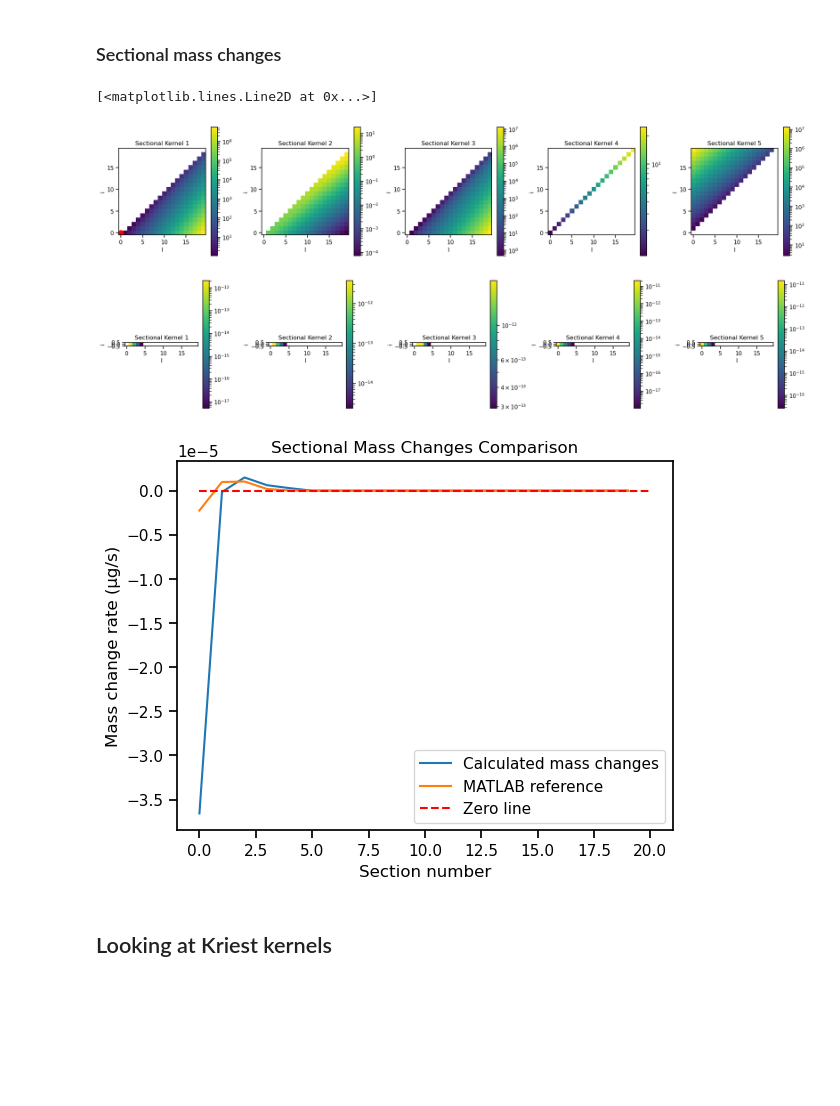
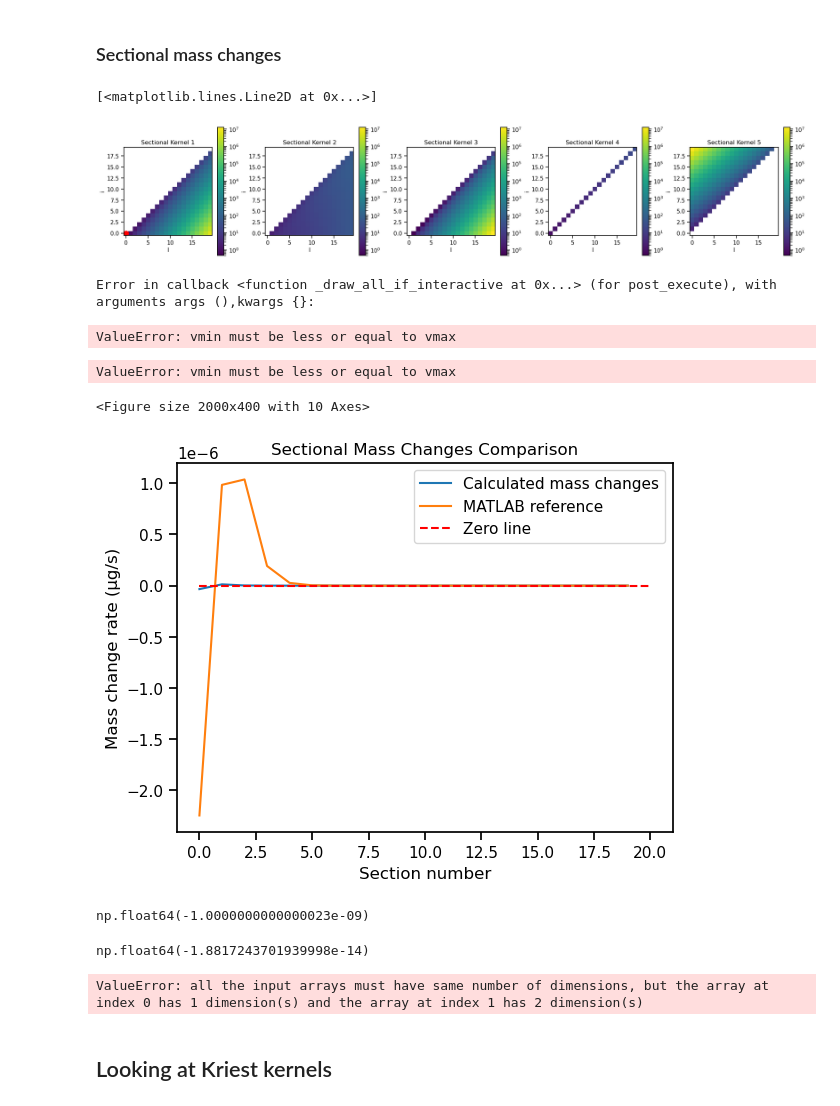
Before and after one commit to 465b/particle_aggregation_model, a Jupyter notebook: running_and_visualizing_experiments.ipynb, the cells around one changed output. Cells and saved outputs as stored; diff of their text form; code cells hidden in the pictures; blank space fills up the shorter version.

```diff
--- a/running_and_visualizing_experiments.ipynb
+++ b/running_and_visualizing_experiments.ipynb
@@ -23,4 +26,5 @@ matlab_particle_size_distribution = np.array([0.6283e-05, 0.0628e-05, 0.0063e-05
 dvdt = np.array([-0.2244e-05, 0.0984e-05, 0.1037e-05, 0.0192e-05, 0.0027e-05, 0.0003e-05, 0.0000e-05, 0.0000e-05, 0.0000e-05, 0.0000e-05, 0.0000e-05, 0.0000e-05, 0.0000e-05, 0.0000e-05, 0.0000e-05, 0.0000e-05, 0.0000e-05, 0.0000e-05, 0.0000e-05, 0.0000e-05])
 # %%
 particle_size_distribution = psd(radius_sphere_min = 1e-6,radius_sphere_max = 1.1e-4,
-                                 type='powerlaw',kwargs={'a':2e-12,'k':4})
+                                 type='powerlaw',kwargs={'a':1.7e-56,'k':8})
+fig, ax = plot_particle_size_distribution(particle_size_distribution)
@@ -41,7 +44,8 @@ plot_particlesize_classes(particle_size_distribution.radius_boundary_spheres)
 coagulation_kernel = kernel(
     list_of_applied_kernels=[
         # 'rectilinear_shear',
-        'rectilinear_differential_sedimentation'],
+        'rectilinear_differential_sedimentation',
+        ],
     settling_function='settling_velocity_jackson_lochmann_fractal'
     )
 # %%
@@ -98,7 +104,7 @@ matlab_particle_size_distribution.shape
 # %%
 # here we compare it to the "original" results from the matlab code
 # to do so we make sure that we use the same initial particle size distribution
-particle_size_distribution.data = matlab_particle_size_distribution
+# particle_size_distribution.data = matlab_particle_size_distribution
 # %%
 # plot particle size distribution
 fig,ax = plt.subplots()
@@ -119,7 +125,7 @@ fig, ax = plot_sectional_kernels(sectional_kernel.data)
 ax[0].plot(0, 0, 'ro', markersize=10)  # Note: imshow uses (row,col) indexing
 # %% [output]
 [<matplotlib.lines.Line2D at 0x...>]
-[figure, old version]
+[figure, new version]
 # %%
 
 sectional_mass_changes = SectionalMassChanges(sectional_kernel,particle_size_distribution)
@@ -127,20 +133,36 @@ sectional_mass_changes.calculate_mass_changes()
 # %%
 fig, ax = plot_sectional_kernels(sectional_mass_changes.components[:,:])
 # %% [output]
-[figure, removed]
+Error in callback <function _draw_all_if_interactive at 0x...> (for post_execute), with arguments args (),kwargs {}:
+ValueError: vmin must be less or equal to vmax
+ValueError: vmin must be less or equal to vmax
+<Figure size 2000x400 with 10 Axes>
 # %%
 fig, ax = plt.subplots()
-ax.plot(sectional_mass_changes.data*1z e6, label='Calculated mass changes')
+ax.plot(sectional_mass_changes.data*1e6, label='Calculated mass changes')
 ax.plot(dvdt, label='MATLAB reference')
 ax.hlines(0, 0, 20, linestyles='dashed', colors='r', label='Zero line')
 
 ax.set_xlabel('Section number')
 ax.set_ylabel('Mass change rate (μg/s)')
 ax.set_title('Sectional Mass Changes Comparison')
 ax.legend()
 plt.show()
 # %% [output]
-[figure, old version]
+[figure, new version]
+# %%
+np.sum(dvdt)
+# %% [output]
+np.float64(-1.0000000000000023e-09)
+# %%
+np.sum(sectional_mass_changes.data)
+# %% [output]
+np.float64(-1.8817243701939998e-14)
+# %%
+sectional_mass_changes.calculate_mass_changes_matmul()
+sectional_mass_changes.data
+# %% [output]
+ValueError: all the input arrays must have same number of dimensions, but the array at index 0 has 1 dimension(s) and the array at index 1 has 2 dimension(s)
 # %% [markdown]
 ## Looking at Kriest kernels
 # %%
```
Also changed, not shown: parts of 12 cells of this notebook, 8 other files.
